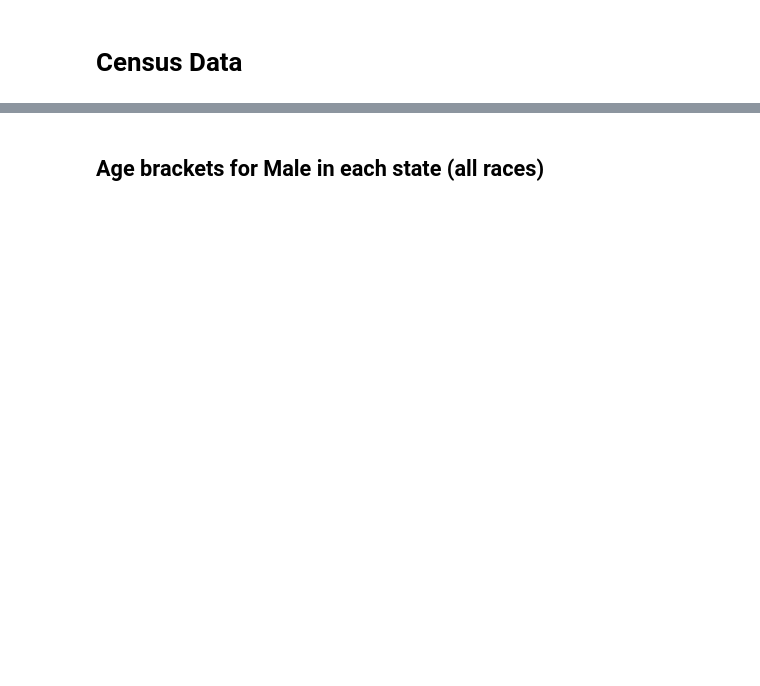
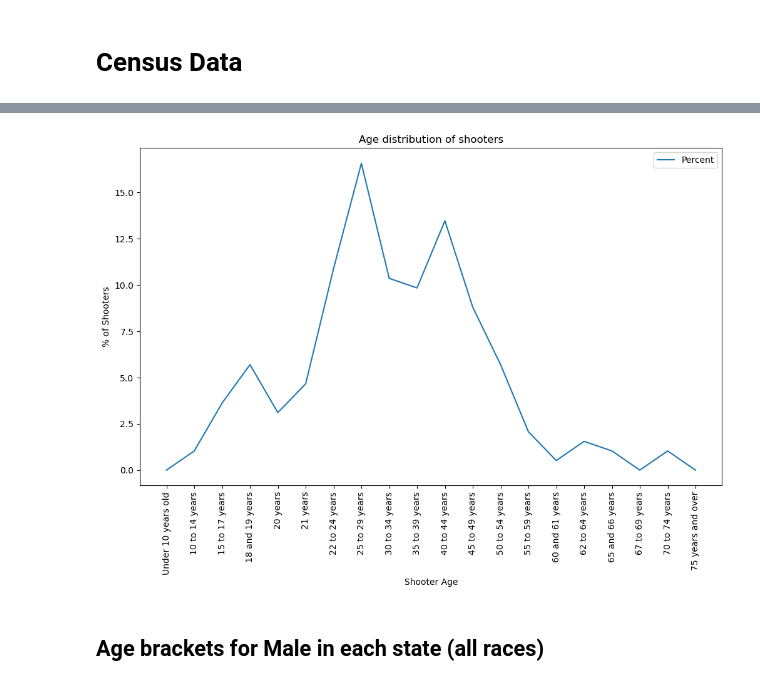
Before and after one commit to benoitchamot/Shootings, a Jupyter notebook: Census_Data.ipynb, the cells around one changed output, grey strips where cells are left out. Saved outputs shown, nothing was run; the diff lists cells and outputs as text; code cells hidden in the pictures; blank space fills up the shorter version.

```diff
--- a/Census_Data.ipynb
+++ b/Census_Data.ipynb
@@ -6,0 +21,14 @@ from us import states
+# %%
+# Import shooter data
+shooters_df = pd.read_csv(Path('clean_data/clean_shooters.csv'))
+
+shooter_profile = shooters_df[
+        [
+        'Age',
+        'Mental Illness',
+        'Employment Status',
+        'Highest Level of Justice System Involvement',
+        'Autism Spectrum'
+        ]]
+
+shooter_profile.head()
@@ -7,3 +88,15 @@ from us import states
+# %%
+stat_df = get_distribution(shooter_profile, 'Age Bracket',0)
+
+# Plot distribution of shooter over age brackets
+stat_df.sort_index().plot.line(y='Percent',figsize=(12,7))
+plt.title('Age distribution of shooters')
+plt.xticks(list(range(len(group_names))),group_names,rotation=90)
+plt.xlabel('Shooter Age')
+plt.ylabel('% of Shooters')
+plt.show()
+# %% [output]
+[figure, added]
 # %% [markdown]
 ## Age brackets for Male in each state (all races)
 # %%
```
Also changed, not shown: parts of 18 cells of this notebook.
